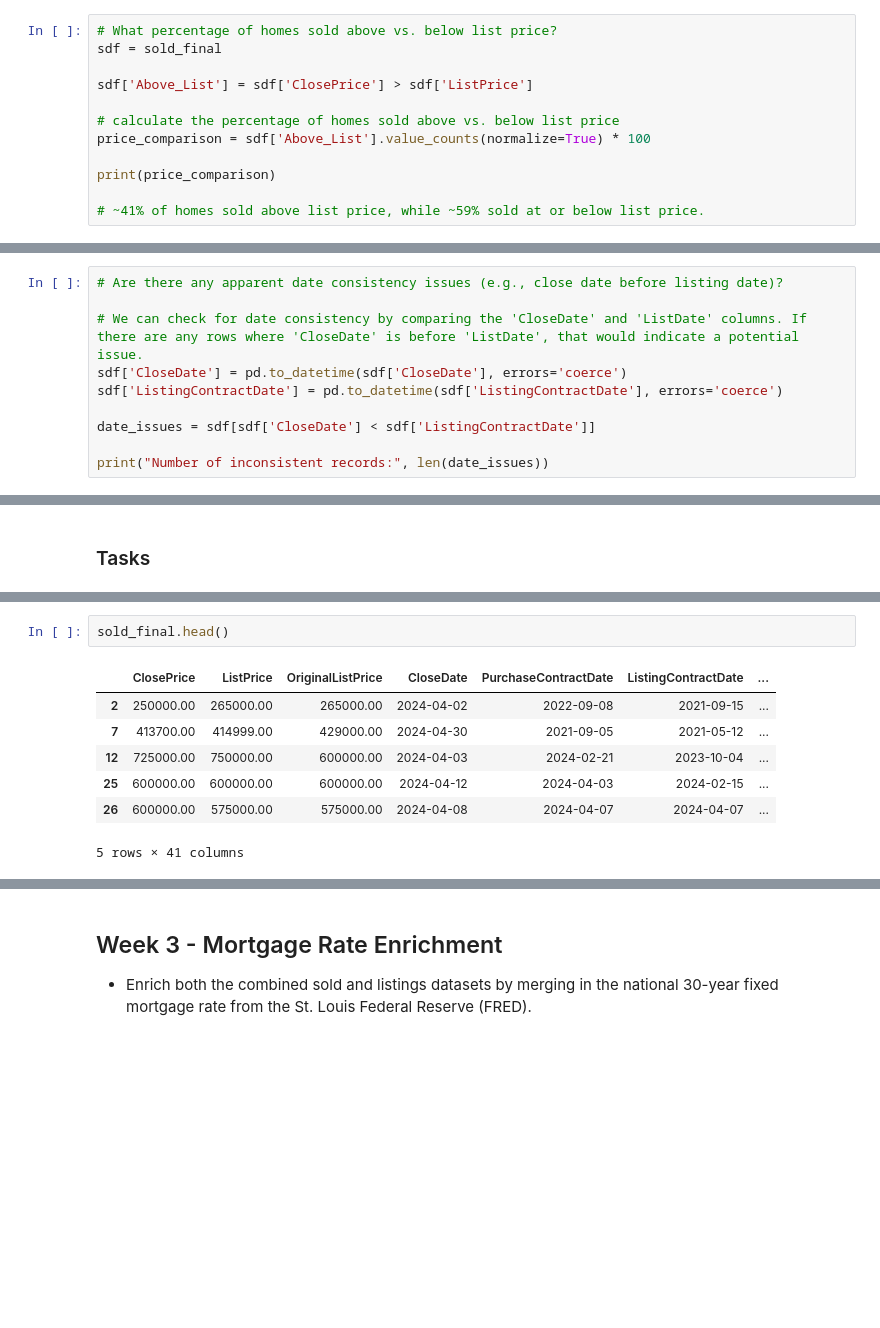
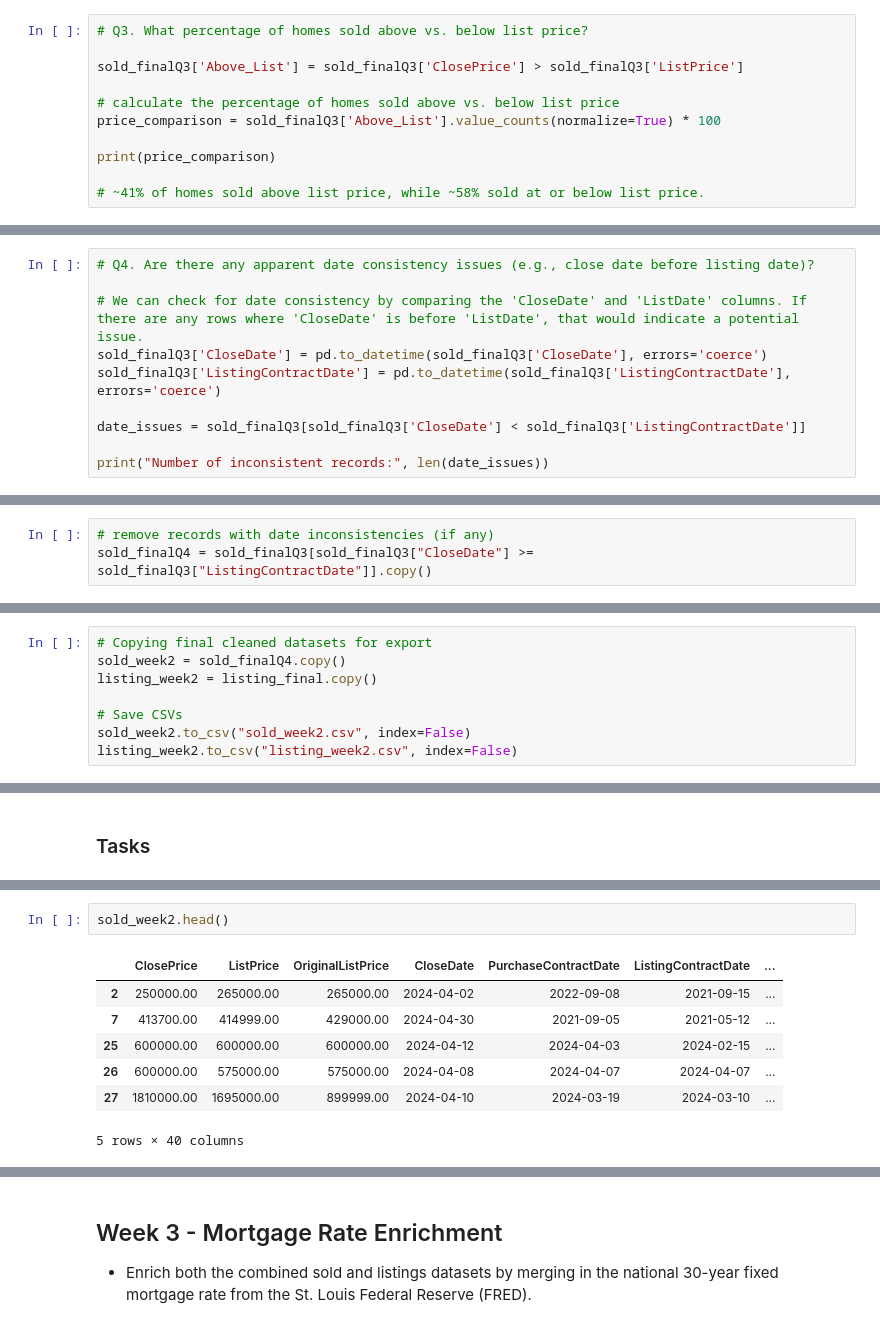
Before and after one commit to sarahknguyen/mls-data-analysis, a Jupyter notebook: notebooks/IDX_Week3.ipynb, the cells around one changed output, grey strips where cells are left out. Saved outputs shown, nothing was run; the diff lists cells and outputs as text; blank space fills up the shorter version.

```diff
--- a/notebooks/IDX_Week3.ipynb
+++ b/notebooks/IDX_Week3.ipynb
@@ -943,16 +959,15 @@ The distribution of Days on Market is right-skewed, with most properties selling
 - A few take much longer thus a skew
 - The market is not evenly distributed
 # %%
-# What percentage of homes sold above vs. below list price?
-sdf = sold_final
+# Q3. What percentage of homes sold above vs. below list price?
 
-sdf['Above_List'] = sdf['ClosePrice'] > sdf['ListPrice']
+sold_finalQ3['Above_List'] = sold_finalQ3['ClosePrice'] > sold_finalQ3['ListPrice']
 
 # calculate the percentage of homes sold above vs. below list price
-price_comparison = sdf['Above_List'].value_counts(normalize=True) * 100
+price_comparison = sold_finalQ3['Above_List'].value_counts(normalize=True) * 100
 
 print(price_comparison)
 
-# ~41% of homes sold above list price, while ~59% sold at or below list price.
+# ~41% of homes sold above list price, while ~58% sold at or below list price.
 # %% [output]
 Above_List
@@ -962,11 +984,11 @@ Name: proportion, dtype: float64
 # %%
-# Are there any apparent date consistency issues (e.g., close date before listing date)?
+# Q4. Are there any apparent date consistency issues (e.g., close date before listing date)?
 
 # We can check for date consistency by comparing the 'CloseDate' and 'ListDate' columns. If there are any rows where 'CloseDate' is before 'ListDate', that would indicate a potential issue.
-sdf['CloseDate'] = pd.to_datetime(sdf['CloseDate'], errors='coerce')
-sdf['ListingContractDate'] = pd.to_datetime(sdf['ListingContractDate'], errors='coerce')
+sold_finalQ3['CloseDate'] = pd.to_datetime(sold_finalQ3['CloseDate'], errors='coerce')
+sold_finalQ3['ListingContractDate'] = pd.to_datetime(sold_finalQ3['ListingContractDate'], errors='coerce')
 
-date_issues = sdf[sdf['CloseDate'] < sdf['ListingContractDate']]
+date_issues = sold_finalQ3[sold_finalQ3['CloseDate'] < sold_finalQ3['ListingContractDate']]
 
 print("Number of inconsistent records:", len(date_issues))
 # %% [output]
@@ -974,3 +999,6 @@ Number of inconsistent records: 122
+# %%
+# remove records with date inconsistencies (if any)
+sold_finalQ4 = sold_finalQ3[sold_finalQ3["CloseDate"] >= sold_finalQ3["ListingContractDate"]].copy()
 # %%
 date_issues[['ListingContractDate', 'CloseDate']].head()
 # %% [output]
@@ -1045,0 +1089,8 @@ listing_final.to_csv("listing_final.csv", index=False)
+# %%
+# Copying final cleaned datasets for export
+sold_week2 = sold_finalQ4.copy()
+listing_week2 = listing_final.copy()
+
+# Save CSVs
+sold_week2.to_csv("sold_week2.csv", index=False)
+listing_week2.to_csv("listing_week2.csv", index=False)
@@ -1064,12 +1122,12 @@ Index(['ClosePrice', 'ListPrice', 'OriginalListPrice', 'CloseDate',
       dtype='object')
 # %%
-sold_final.head()
+sold_week2.head()
 # %% [output]
 |  | ClosePrice | ListPrice | OriginalListPrice | CloseDate | PurchaseContractDate | ListingContractDate | ... |
 | 2 | 250000.00 | 265000.00 | 265000.00 | 2024-04-02 | 2022-09-08 | 2021-09-15 | ... |
 | 7 | 413700.00 | 414999.00 | 429000.00 | 2024-04-30 | 2021-09-05 | 2021-05-12 | ... |
-| 12 | 725000.00 | 750000.00 | 600000.00 | 2024-04-03 | 2024-02-21 | 2023-10-04 | ... |
 | 25 | 600000.00 | 600000.00 | 600000.00 | 2024-04-12 | 2024-04-03 | 2024-02-15 | ... |
 | 26 | 600000.00 | 575000.00 | 575000.00 | 2024-04-08 | 2024-04-07 | 2024-04-07 | ... |
+| 27 | 1810000.00 | 1695000.00 | 899999.00 | 2024-04-10 | 2024-03-19 | 2024-03-10 | ... |
-5 rows × 41 columns
+5 rows × 40 columns
 # %%
```
Also changed, not shown: parts of 72 cells of this notebook.
